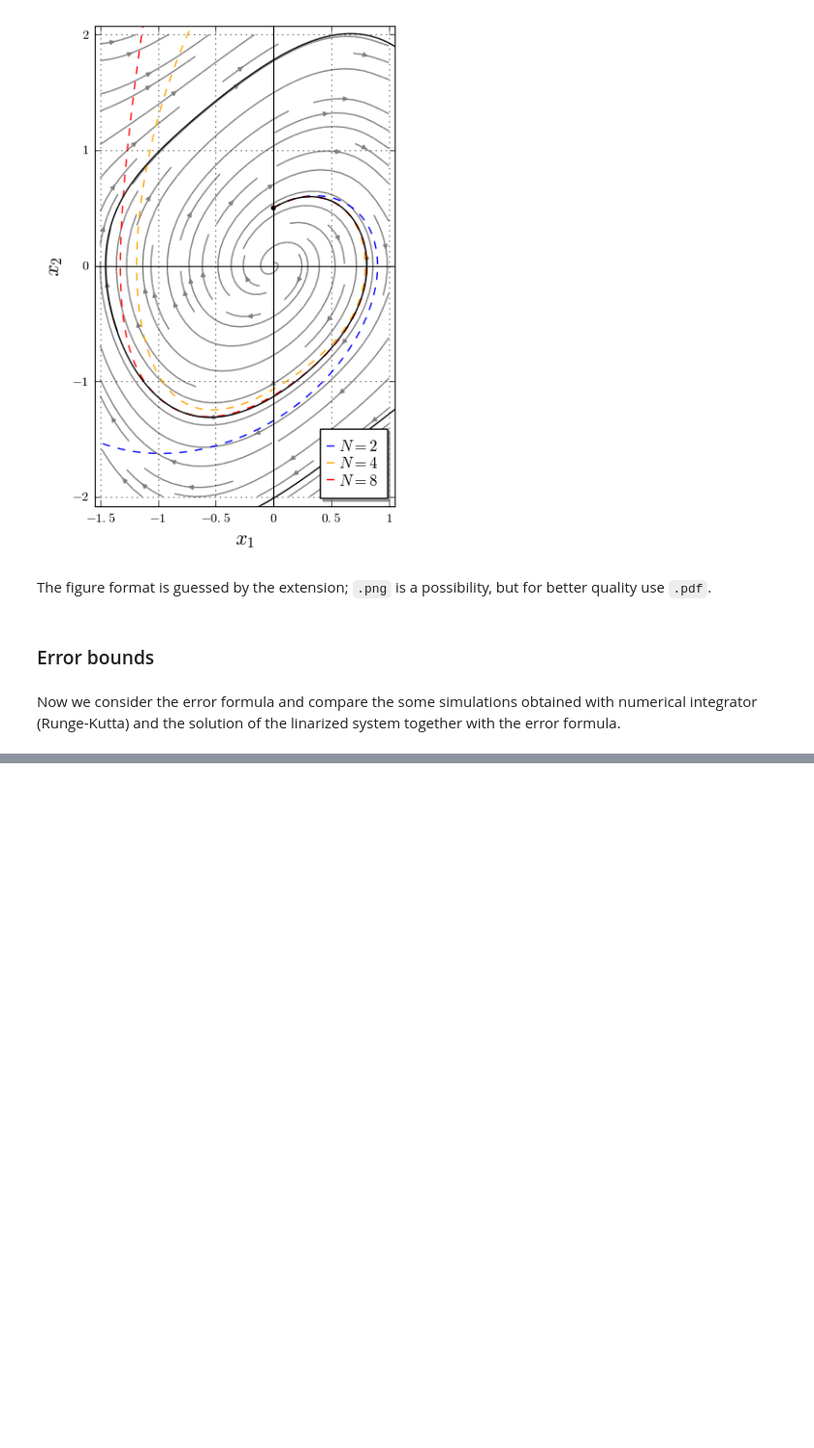
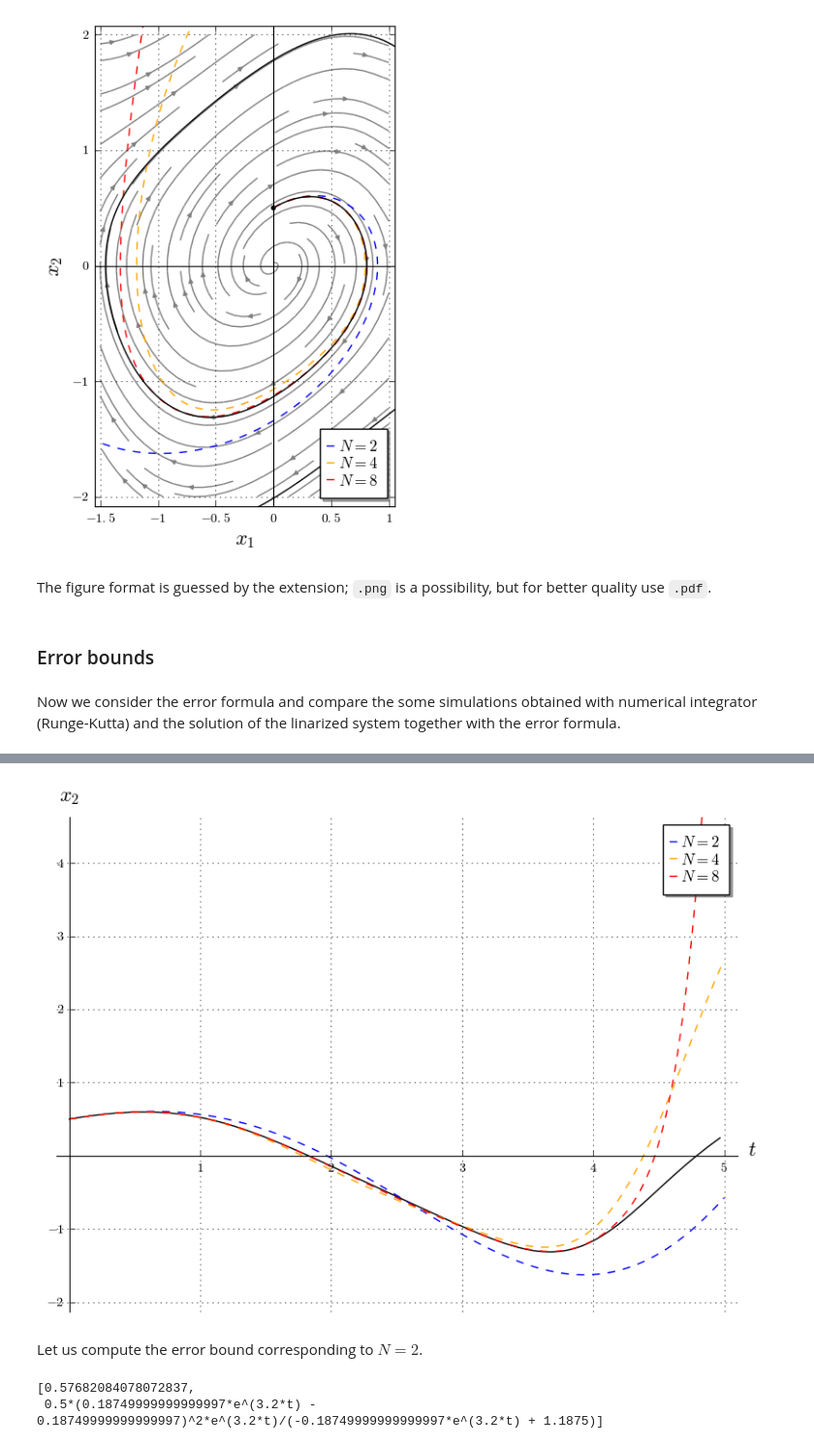
Before and after one commit to mforets/carlin, a Jupyter notebook: examples/vanderpol/vanderpol.ipynb, the cells around one changed output, grey strips where cells are left out. Shown: that part at 97% size. Cells and saved outputs as stored; diff of their text form; code cells hidden in the pictures; blank space fills up the shorter version.

```diff
--- a/examples/vanderpol/vanderpol.ipynb
+++ b/examples/vanderpol/vanderpol.ipynb
@@ -87,6 +87,9 @@ Now we consider the error formula and compare the some simulations obtained with
 # %%
 # select variable to plot
 j = 1
+
+# number of computation points
+NPOINTS = 700
 
 GraphicTime = Graphics()
 T=5.0
@@ -94,7 +97,7 @@ T=5.0
 S = vdp.solve(x0, tini, T, NPOINTS)
 x_t = lambda i : S.interpolate_solution(i)
 
-x_vs_t = plot(x_t(j), tini, T, axes_labels = ["$t$", "$x_1$"], gridlines=True, color="black")
+x_vs_t = plot(x_t(j), tini, T, axes_labels = ["$t$", "$x_2$"], gridlines=True, color="black")
 GraphicTime += x_vs_t
 # %%
 # solution using Carleman linearization of order N
@@ -126,0 +126,11 @@ GraphicTime.show(gridlines=True, axes_labels = ["$t$", "$x_1$"], legend_loc="upp
+# %%
+xmin=0; xmax=5; ymin=-2; ymax=4.5
+GraphicTime.show(gridlines=True, axes_labels = ["$t$", "$x_2$"],
+                 xmin=xmin, xmax=xmax, ymin=ymin,ymax=ymax,
+                tick_formatter=[["$0$","$1$", "$2$", "$3$", "$4$", "$5$"],
+                             ["$-2$","$-1$", "$0$", "$1$", "$2$", "$3$", "$4$"]],
+                ticks=[[0, 1, 2, 3, 4, 5],
+                   [-2, -1, 0, 1, 2, 3, 4]],
+                legend_loc="upper right")
+# %% [output]
+[figure, added]
@@ -126,0 +145,8 @@ GraphicTime.show(gridlines=True, axes_labels = ["$t$", "$x_1$"], legend_loc="upp
+# %% [markdown]
+Let us compute the error bound corresponding to $N=2$.
+# %%
+from carlin.transformation import error_function
+error_function(vdp, 2, x0)
+# %% [output]
+[0.57682084078072837,
+ 0.5*(0.18749999999999997*e^(3.2*t) - 0.18749999999999997)^2*e^(3.2*t)/(-0.18749999999999997*e^(3.2*t) + 1.1875)]
```
Also changed, not shown: parts of 18 cells of this notebook.
